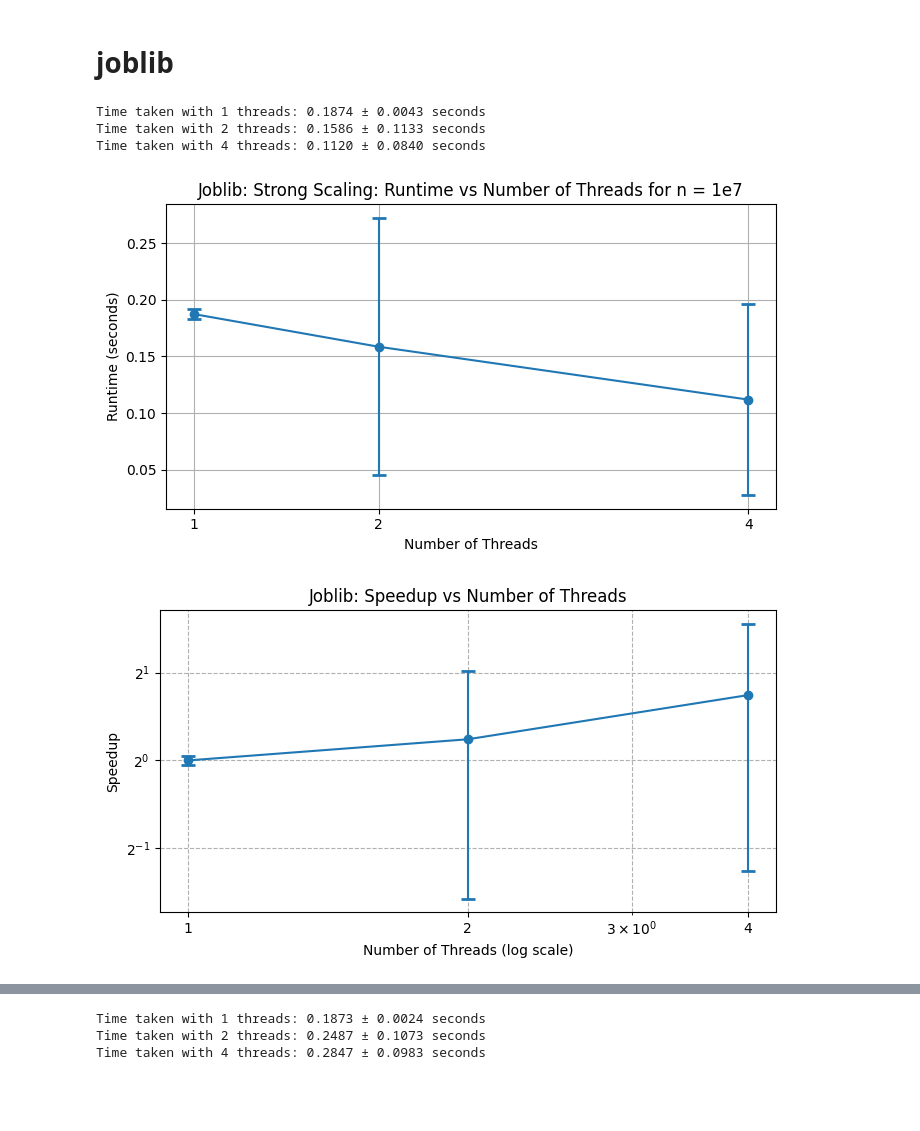
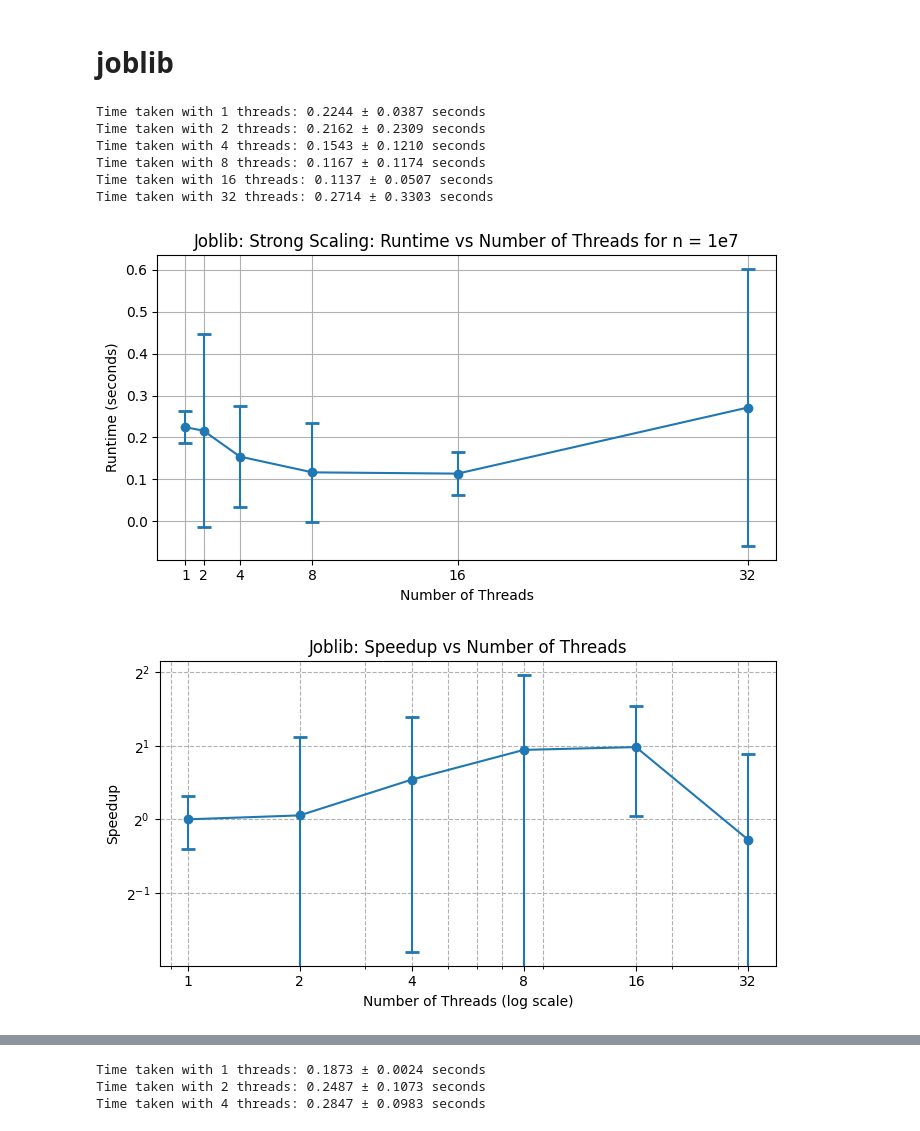
Before and after one commit to desaiamogh31/utd-hpc-course-repo, a Jupyter notebook: hw4/src/lorentz.ipynb, the cells around one changed output, grey strips where cells are left out. Saved outputs shown, nothing was run; the diff lists cells and outputs as text; code cells hidden in the pictures; blank space fills up the shorter version.

```diff
--- a/hw4/src/lorentz.ipynb
+++ b/hw4/src/lorentz.ipynb
@@ -341,7 +344,7 @@ import matplotlib.pyplot as plt
 n=1e7
 times=[]
 errors=[]
-thread_counts = [1, 2, 4]
+thread_counts = [1, 2, 4, 8, 16, 32]
 #Warmup run to initialize multiprocessing
 local_dry_run = ppe_lorentz.run_ppe(1e6, max_workers=1)
 del local_dry_run  # Free memory from warmup run
@@ -532,7 +537,7 @@ import matplotlib.pyplot as plt
 n=1e7
 times=[]
 errors=[]
-thread_counts = [1, 2, 4]
+thread_counts = [1, 2, 4, 8, 16, 32]
 #WARMUP RUN
 local_dry_run = dask_lorentz.run_dask(n, n_tasks=1)  # Warmup run to initialize Dask
 del local_dry_run  # Free memory from warmup run
@@ -661,7 +664,7 @@ import matplotlib.pyplot as plt
 n=1e7
 times=[]
 errors=[]
-thread_counts = [1, 2, 4]
+thread_counts = [1, 2, 4, 8, 16, 32]
 #WARMUP RUN
 local_dry_run = joblib_lorentz.run_joblib(1e7, n_jobs=1)  # Warmup run to initialize Joblib
 del local_dry_run  # Free memory from warmup run
@@ -679,35 +682,38 @@ for n_threads in thread_counts:
     errors.append(std_time)
     print(f"Time taken with {n_threads} threads: {avg_time:.4f} ± {std_time:.4f} seconds")
 
 plot_strong_scaling(n, thread_counts, times, errors=errors, method_name="Joblib")
 
 # plot speedup vs parallelism
 speedup = [times[0] / t for t in times]
 speedup_errors = [speedup[i] * np.sqrt((errors[i]/times[i])**2 + (errors[0]/times[0])**2) for i in range(len(times))]
 plot_speedup(thread_counts, speedup, speedup_errors=speedup_errors, method_name="Joblib")
 
 p = np.array(thread_counts, dtype=float)
 s = np.array(speedup, dtype=float)
 
 # Amdahl serial fraction (undefined for p=1, keep as NaN)
 serial_fraction = np.where(
     p > 1,
     (1/s - 1/p) / (1 - 1/p),
     np.nan
 )
 plt.figure(figsize=(7, 4))
 plt.plot(thread_counts, serial_fraction, marker='o')
 plt.xscale('log', base=10)
 plt.yscale('log', base=10)
 plt.xlabel('Number of Threads (log scale)')
 plt.ylabel('Serial Fraction (log scale)')
 plt.title('Serial Fraction vs Number of Threads')
 plt.grid(True, which="both", ls="--")
 plt.tight_layout()
 plt.show()
 # %% [output]
-Time taken with 1 threads: 0.1874 ± 0.0043 seconds
-Time taken with 2 threads: 0.1586 ± 0.1133 seconds
-Time taken with 4 threads: 0.1120 ± 0.0840 seconds
+Time taken with 1 threads: 0.2244 ± 0.0387 seconds
+Time taken with 2 threads: 0.2162 ± 0.2309 seconds
+Time taken with 4 threads: 0.1543 ± 0.1210 seconds
+Time taken with 8 threads: 0.1167 ± 0.1174 seconds
+Time taken with 16 threads: 0.1137 ± 0.0507 seconds
+Time taken with 32 threads: 0.2714 ± 0.3303 seconds
-[figure, old version]
+[figure, new version]
-[figure, old version]
+[figure, new version]
```
Also changed, not shown: parts of 7 cells of this notebook, 6 other files.
